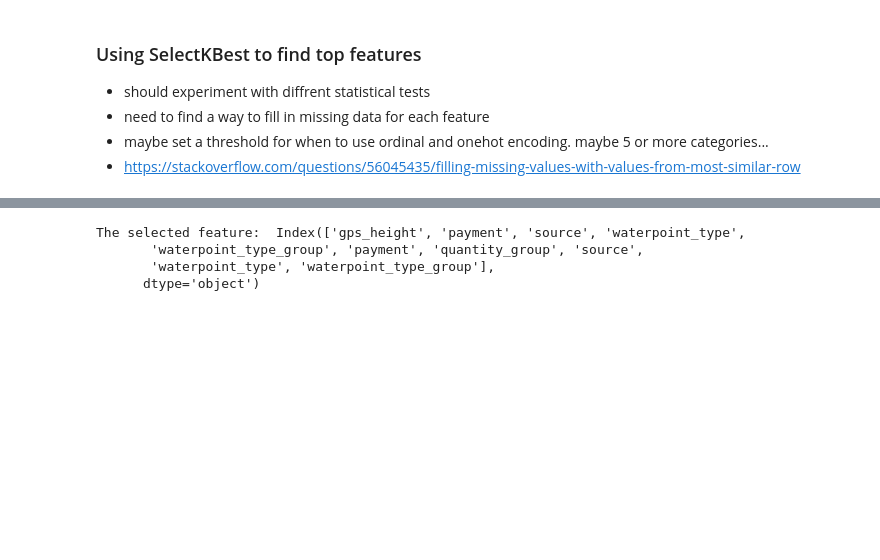
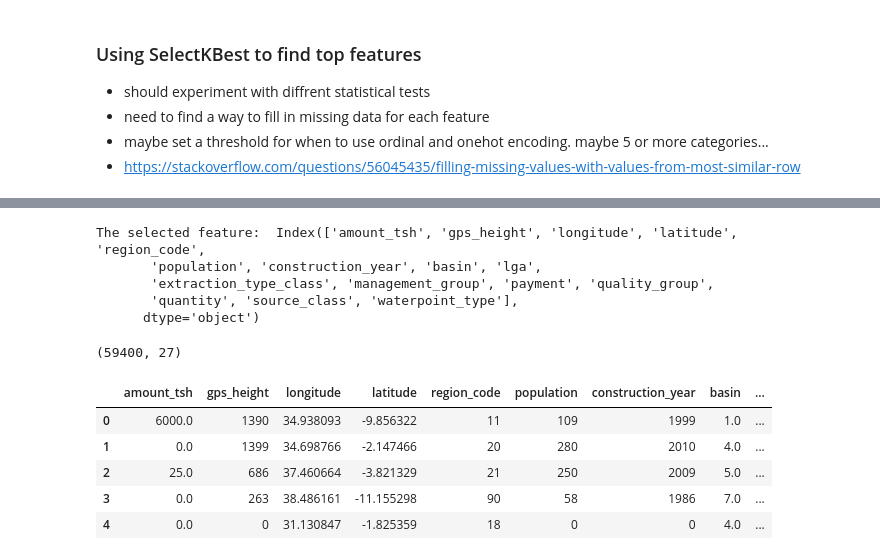
Before and after one commit to Tyler9937/Data-Science-and-Computer-Science-Fundamentals, a Jupyter notebook: Predictive Modeling/Tanzanian Ministry of Water Dataset Project/TMW Dataset Analysis.ipynb, the cells around one changed output, grey strips where cells are left out. Drawn from its saved outputs; the diff is of its cells as text; code cells hidden in the pictures; blank space fills up the shorter version.

```diff
--- a/Predictive Modeling/Tanzanian Ministry of Water Dataset Project/TMW Dataset Analysis.ipynb
+++ b/Predictive Modeling/Tanzanian Ministry of Water Dataset Project/TMW Dataset Analysis.ipynb
@@ -75,16 +470,18 @@ Name: funder, Length: 1897, dtype: int64
 - maybe set a threshold for when to use ordinal and onehot encoding. maybe 5 or more categories...
 - https://stackoverflow.com/questions/56045435/filling-missing-values-with-values-from-most-similar-row
 # %%
-categorical_features = ['test', 'funder', 'installer', 'wpt_name', 'basin', 'subvillage', 'region', 'lga', 'ward', 'public_meeting', 'recorded_by', 'scheme_management', 'scheme_name', 'permit', 'extraction_type', 'extraction_type_group', 'extraction_type_class', 'management', 'management_group', 'payment', 'payment_type', 'water_quality', 'quality_group', 'quantity', 'quantity_group', 'source', 'source_type', 'source_class', 'waterpoint_type', 'waterpoint_type_group', 'status_group']
+categorical_features = ['test', 'basin', 'lga', 'extraction_type_class', 'management_group', 'payment', 'quality_group', 'quantity', 'source_class', 'waterpoint_type', 'status_group']
 
-enc = OrdinalEncoder()
+one_enc = OneHotEncoder()
+ord_enc = OrdinalEncoder()
 
 # Dropping too many rows
-df.dropna(inplace=True)
+# df.dropna(inplace=True)
 df['test'] = np.arange(df.shape[0])
 
 
-ord_df = enc.fit_transform(df[categorical_features])
+
+ord_df = ord_enc.fit_transform(df[categorical_features])
 
 ord_df = pd.DataFrame(ord_df, columns=categorical_features)
 
@@ -94,21 +501,11 @@ df_skb = df_skb.merge(ord_df, on='test')
 # %%
-features = ['id', 'amount_tsh', 'funder', 'gps_height',
-       'installer', 'longitude', 'latitude', 'wpt_name', 'num_private',
-       'basin', 'subvillage', 'region', 'region_code', 'district_code', 'lga',
-       'ward', 'population', 'public_meeting', 'recorded_by',
-       'scheme_management', 'scheme_name', 'permit', 'construction_year',
-       'extraction_type', 'extraction_type_group', 'extraction_type_class',
-       'management', 'management_group', 'payment', 'payment_type',
-       'water_quality', 'quality_group', 'quantity', 'quantity_group',
-       'source', 'source_type', 'source_class', 'waterpoint_type',
-       'waterpoint_type_group', 'funder', 'installer',
-       'wpt_name', 'basin', 'subvillage', 'region', 'lga', 'ward',
-       'public_meeting', 'recorded_by', 'scheme_management', 'scheme_name',
-       'permit', 'extraction_type', 'extraction_type_group',
-       'extraction_type_class', 'management', 'management_group', 'payment',
-       'payment_type', 'water_quality', 'quality_group', 'quantity',
-       'quantity_group', 'source', 'source_type', 'source_class',
-       'waterpoint_type', 'waterpoint_type_group']
+features = ['amount_tsh', 'gps_height', 'longitude',
+       'latitude', 'region_code', 'population',
+       'construction_year', 'basin', 'lga',
+       'extraction_type_class', 'management_group', 'payment',
+       'quality_group', 'quantity',
+       'source_class',
+       'waterpoint_type']
 
 X = df_skb[features]
 
@@ -118,7 +515,7 @@ y = df_skb['status_group']
 X_train, X_test, y_train, y_test = train_test_split(
     X, y, test_size=0.2)
 # %%
-selector = SelectKBest(score_func=f_regression, k=10)
+selector = SelectKBest(score_func=f_regression, k=16)
 
 X_train_selected = selector.fit_transform(X_train, y_train)
 
@@ -128,7 +525,21 @@ selected_feature = all_features[selected_masker]
 
 print('The selected feature: ', selected_feature)
 # %% [output]
-The selected feature:  Index(['gps_height', 'payment', 'source', 'waterpoint_type',
-       'waterpoint_type_group', 'payment', 'quantity_group', 'source',
-       'waterpoint_type', 'waterpoint_type_group'],
+The selected feature:  Index(['amount_tsh', 'gps_height', 'longitude', 'latitude', 'region_code',
+       'population', 'construction_year', 'basin', 'lga',
+       'extraction_type_class', 'management_group', 'payment', 'quality_group',
+       'quantity', 'source_class', 'waterpoint_type'],
       dtype='object')
+# %%
+df_skb.shape
+# %% [output]
+(59400, 27)
+# %%
+X.head()
+# %% [output]
+|  | amount_tsh | gps_height | longitude | latitude | region_code | population | construction_year | basin | ... |
+| 0 | 6000.0 | 1390 | 34.938093 | -9.856322 | 11 | 109 | 1999 | 1.0 | ... |
+| 1 | 0.0 | 1399 | 34.698766 | -2.147466 | 20 | 280 | 2010 | 4.0 | ... |
+| 2 | 25.0 | 686 | 37.460664 | -3.821329 | 21 | 250 | 2009 | 5.0 | ... |
+| 3 | 0.0 | 263 | 38.486161 | -11.155298 | 90 | 58 | 1986 | 7.0 | ... |
+| 4 | 0.0 | 0 | 31.130847 | -1.825359 | 18 | 0 | 0 | 4.0 | ... |
```
Also changed, not shown: parts of 43 cells of this notebook, 1 other file.
